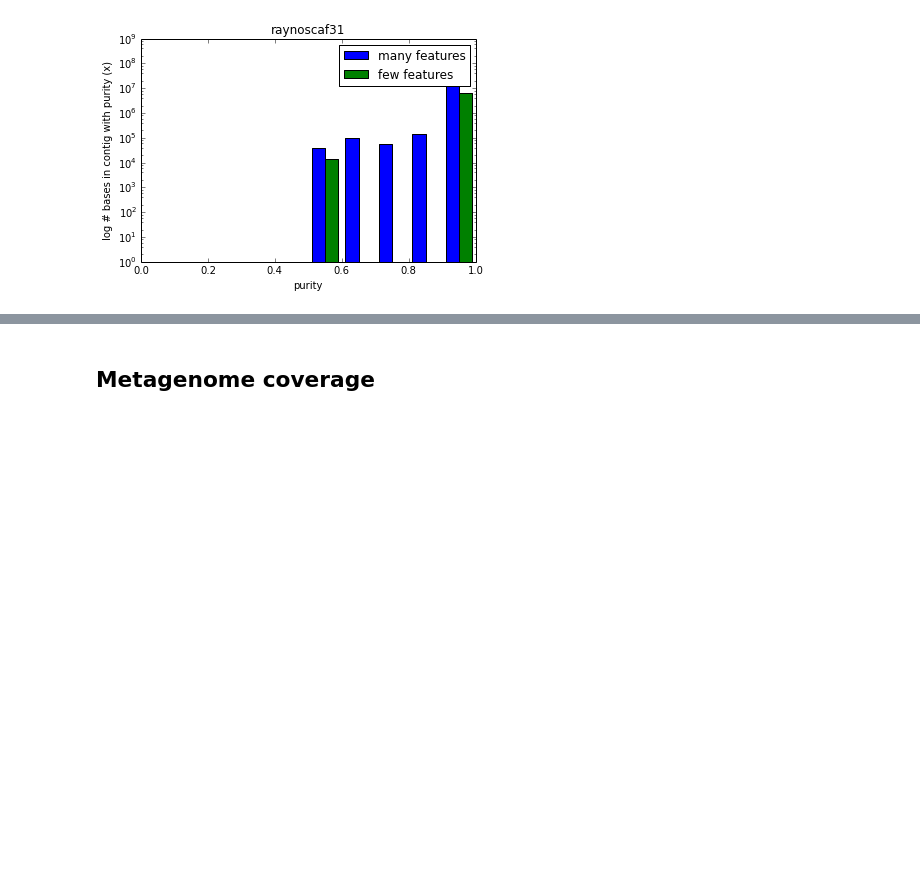
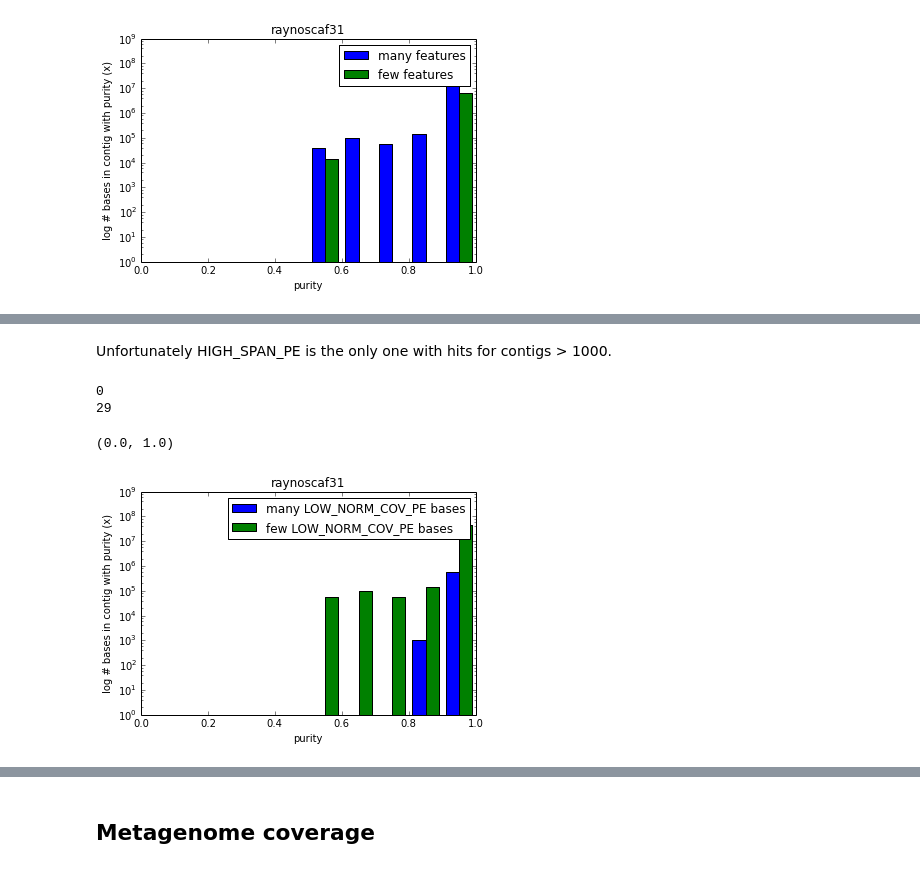
Before and after one commit to inodb/masmvali-publication, a Jupyter notebook: notebooks/LIMS1884-filtered-pairs-assemblies-2.ipynb, the cells around one changed output, grey strips where cells are left out. Cells and saved outputs as stored; diff of their text form; code cells hidden in the pictures; blank space fills up the shorter version.

```diff
--- a/notebooks/LIMS1884-filtered-pairs-assemblies-2.ipynb
+++ b/notebooks/LIMS1884-filtered-pairs-assemblies-2.ipynb
@@ -233,0 +249,9 @@ Still no better results than selecting on coverage mean and percentage covered.
+# %%
+feat_pur3 = feat_pur.copy()
+
+for f in ["HIGH_NORM_COV_PE", "LOW_NORM_COV_PE", "HIGH_SINGLE_PE", "HIGH_SPAN_PE", "HIGH_OUTIE_PE"]:
+    featsum = cfeat[cfeat["feature"] == f].groupby("contig")["feat_nr_bases"].sum()
+    featsum.name = f.lower() + "_nr_bases"
+    feat_pur3 = feat_pur3.join(featsum)
+    feat_pur3[featsum.name].fillna(0, inplace=True)
+    print "{0} : {1}".format(f, featsum.sum())
@@ -233,0 +275,28 @@ Still no better results than selecting on coverage mean and percentage covered.
+# %% [markdown]
+Unfortunately HIGH_SPAN_PE is the only one with hits for contigs > 1000.
+# %%
+print sum((feat_pur3["high_single_pe_nr_bases"] > 0) & (feat_pur3["contig_length"] > 1000))
+print sum((feat_pur3["high_span_pe_nr_bases"] > 0) & (feat_pur3["contig_length"] > 1000))
+# %% [output]
+0
+29
+# %%
+mpl.rcParams['figure.figsize'] = 6, 4
+f, ax = plt.subplots(1, 1)
+badfeat = (feat_pur3["low_norm_cov_pe_nr_bases"] * 100 / feat_pur3["contig_length"]) > 95
+longc = feat_pur3["contig_length"] >= 1000
+ax.hist([feat_pur3[longc & badfeat]["max_aln_purity"],
+         feat_pur3[longc & ~badfeat]["max_aln_purity"]],
+         weights=[feat_pur3[longc & badfeat]["contig_length"],
+                  feat_pur3[longc & ~badfeat]["contig_length"]], log=1, range=[0.0,1.0],
+         label=["many LOW_NORM_COV_PE bases","few LOW_NORM_COV_PE bases"],
+         align='mid')
+ax.legend()
+ax.set_title("raynoscaf31")
+ax.set_ylabel("log # bases in contig with purity (x)")
+ax.set_xlabel("purity")
+ax.set_ylim(1,1e09)
+ax.set_xlim(0.0, 1.0)
+# %% [output]
+(0.0, 1.0)
+[figure, added]
```
Also changed, not shown: parts of 8 cells of this notebook, 1 other file.
